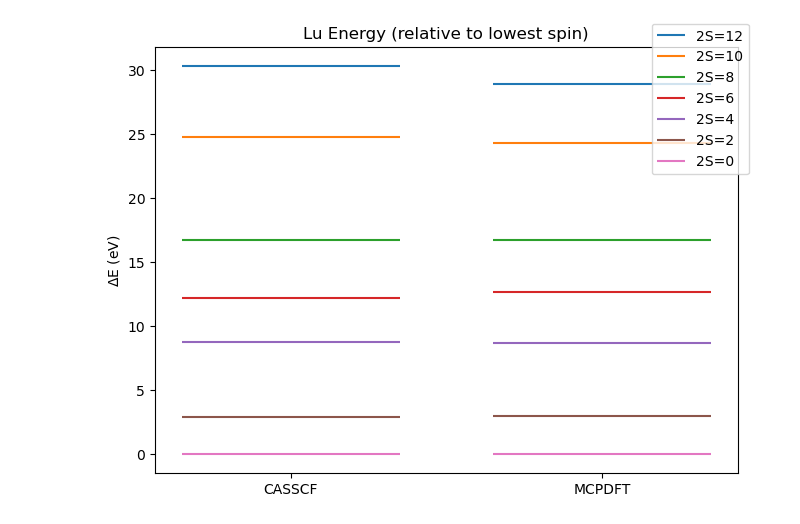
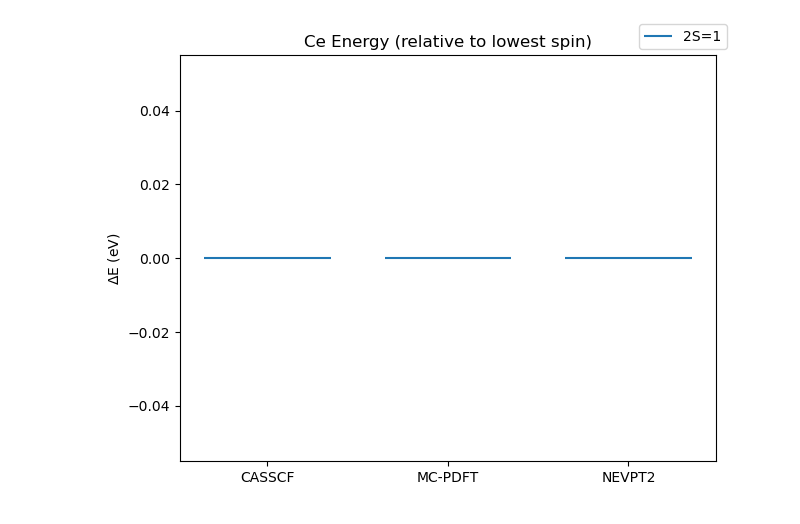
Before and after one commit to joshz793/research-scripts, a Jupyter notebook: spin_ladder/notebook.ipynb, the cells around one changed output. Cells and saved outputs as stored; diff of their text form; code cells hidden in the pictures.

```diff
--- a/spin_ladder/notebook.ipynb
+++ b/spin_ladder/notebook.ipynb
@@ -2,7 +18,7 @@
 import matplotlib.pyplot as plt
 import numpy as np
 import csv
-def ladder_plot(data, labels=None, categories=None, zero_idx=None, scale:float=1, color=None, linestyles='solid'):
+def ladder_plot(data, labels=None, categories=None, zero_idx=None, scale:float=1, color=None, linestyles='solid', fig=None, ax=None):
     import numpy as np
     from collections.abc import Iterable
 
@@ -39,23 +55,27 @@ def ladder_plot(data, labels=None, categories=None, zero_idx=None, scale:float=1
         color = plt.rcParams['axes.prop_cycle'].by_key()['color']
         color *= int(np.ceil(np.size(data) / len(color)))
 
-    fig, ax = plt.subplots(1, 1)
+    if fig is None and ax is None:
+        fig, ax = plt.subplots(1, 1)
+    elif fig is not None and ax is not None:
+        pass
+    else:
+        raise RuntimeError("Must pass both fig and ax")
 
     width=0.7
     bar_idx = np.arange(np.size(data,0))
     for bin, row, label_row in zip(bar_idx, data, labels):
         for entry, label, c, linestyle in zip(row, label_row, color, linestyles):
             ax.hlines(entry, xmin=bin, xmax=bin+width, label=label, color=c, linestyles=linestyle)
-
     ylim = ax.get_ylim()
-    ax.bar(range(np.size(data,0)), [0,0], align='edge', width=width)
-    ax.set_xticks(bar_idx + width / 2, labels=categories)
+    ax.bar(range(np.size(data,0)), [0] * np.size(data,0), align='edge', width=width)
+    ax.set_xticks(bar_idx + width / 2, labels=[category.upper() for category in categories])
     ax.set_ylim(ylim)
 
     return fig, ax
 
 
-def plot_energy(filename):
+def plot_energy(filename, fig=None, ax=None):
     eH_to_eV = 27.2114
     with open(filename, 'r') as f:
         reader = csv.reader(f)
@@ -66,23 +86,73 @@ def plot_energy(filename):
             for column, entry in zip(column_headers, row):
                 csv_data[column] += [entry]
             row = next(reader, None)
-        data = [[float(i) for i in csv_data['CASSCF']], [float(i) for i in csv_data['MCPDFT']]]
-        categories = ['CASSCF', 'MCPDFT']
-        print((np.array(data[1]) - data[1][-1])*eH_to_eV)
+        data = [[float(i) for i in csv_data['CASSCF']], [float(i) for i in csv_data['MCPDFT']], [float(i) for i in csv_data['nevpt']]]
+        categories = ['CASSCF', 'MC-PDFT', 'NEVPT2']
+        # print((np.array(data[1]) - data[1][-1])*eH_to_eV)
         labels = ["2S="+str(i) for i in csv_data['spin']]
-        linestyles = []
-        for converged in csv_data['convergence']:
-            if converged == 'NaN':
-                linestyles += ['dashed']
-            else:
-                linestyles += ['solid']
-        fig, ax = ladder_plot(data, zero_idx=-1, categories=categories, labels=labels, scale=eH_to_eV, linestyles=linestyles)
+        linestyles = ['solid'] * len(labels)
+
+        # for match, converged in zip(csv_data['S^2_match'], csv_data['convergence']):
+        #     if match == 'False' and (converged == 'NaN' or converged == '150'):
+        #         linestyles += ['dashdot']
+        #     elif match == 'False':
+        #         linestyles += ['dashed']
+        #     elif converged == 'NaN' or converged == '150':
+        #         linestyles += ['dotted']
+        #     else:
+        #         linestyles += ['solid'] # Indent when commenting above
+        fig, ax = ladder_plot(data, zero_idx=0, categories=categories, labels=labels, scale=eH_to_eV, linestyles=linestyles, fig=fig, ax=ax)
+
         fig.legend()
         fig.tight_layout()
+        # ax.bar(range(np.size(data,1)), [0,0,0], align='edge', width=width)
+        # ax.set_xticks(bar_idx + width / 2, labels=categories)
+        # ax.set_ylim(ylim)
     return fig, ax
 
-lanth = 'Lu'
+lanth = 'Ce'
+
 fig, ax = plot_energy('./csvs/{0}_energy.csv'.format(lanth))
 ax.set_ylabel("$\Delta$E (eV)")
 ax.set_title(lanth + " Energy (relative to lowest spin)")
+
+width = 0.7
+ylim = ax.get_ylim()
+
+x1, x2= -.1, 2.7,   # subregion of the original image
+
+y2=0.01
+y1=-0.01
+xpos, ypos = 0.5, 0.65
+
+# axins = ax.inset_axes(
+#     [xpos, ypos, 0.4, 0.2],
+#     xlim=(x1, x2), ylim=(y1, y2))
+# fig, axins = plot_energy('./csvs/{0}_energy.csv'.format(lanth), fig=fig, ax=axins)
+# axins.set_ylabel("$\Delta$E (eV)")
+# ax.indicate_inset_zoom(axins, edgecolor="black")
+
+
+# y2=-5.835
+# y1=-5.85
+# xpos, ypos = 0.15, 0.25
+# axins2 = ax.inset_axes(
+#     [xpos, ypos, 0.3, 0.15],
+#     xlim=(x1, x2), ylim=(y1, y2))
+# fig, axins2 = plot_energy('./csvs/{0}_energy.csv'.format(lanth), fig=fig, ax=axins2)
+# axins2.set_ylabel("$\Delta$E (eV)")
+# ax.indicate_inset_zoom(axins2, edgecolor="black")
+
+
+# y2=-6.65
+# y1=-6.67
+# xpos, ypos = 0.65, 0.15
+# axins3 = ax.inset_axes(
+#     [xpos, ypos, 0.3, 0.15],
+#     xlim=(x1, x2), ylim=(y1, y2))
+# fig, axins3 = plot_energy('./csvs/{0}_energy.csv'.format(lanth), fig=fig, ax=axins3)
+# axins3.set_ylabel("$\Delta$E (eV)")
+# ax.indicate_inset_zoom(axins3, edgecolor="black")
+
+fig.tight_layout()
 # %% [output]
@@ -92,4 +159,4 @@ Text(0.5, 1.0, 'Lu Energy (relative to lowest spin)')
-[figure, old version]
+[figure, new version]
 # %%
 import pandas as pd
 df = pd.read_csv('temp.csv')
```
Also changed, not shown: parts of 3 cells of this notebook, 19 other files.
